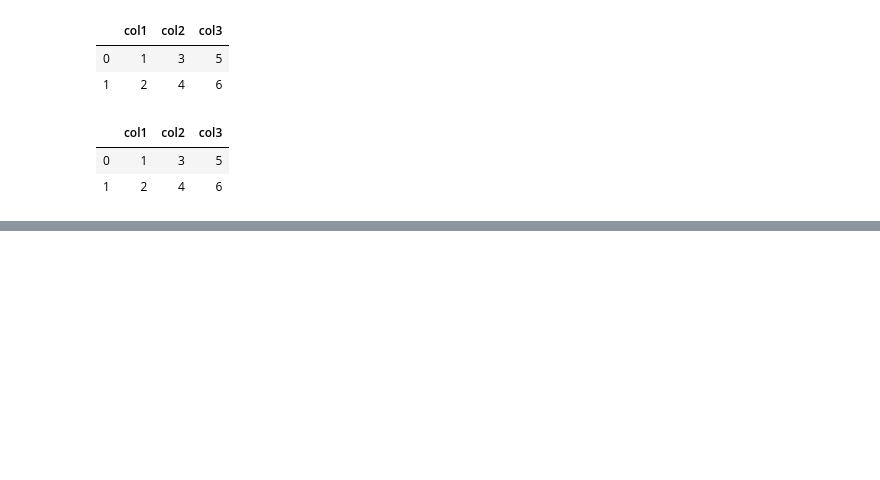
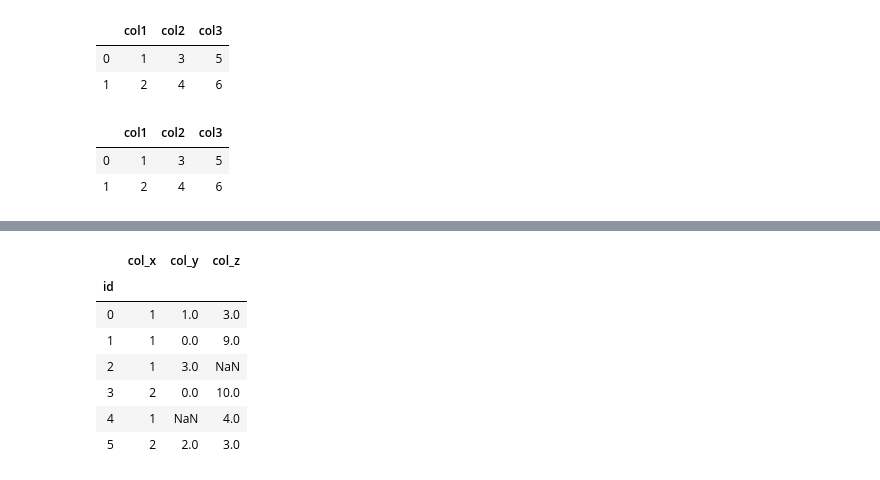
Before and after one commit to samyon7/Statistics-Python, a Jupyter notebook: Work_2/work_2-1.ipynb, the cells around one changed output, grey strips where cells are left out. Drawn from its saved outputs; the diff is of its cells as text; code cells hidden in the pictures; blank space fills up the shorter version.

```diff
--- a/Work_2/work_2-1.ipynb
+++ b/Work_2/work_2-1.ipynb
@@ -122,0 +210,13 @@ alt_df
+# %%
+df = df.rename(columns = {'x':'col_x','y':'col_y','z':'col_z'})
+# %%
+df
+# %% [output]
+|  | col_x | col_y | col_z |
+| id |  |  |  |
+| 0 | 1 | 1.0 | 3.0 |
+| 1 | 1 | 0.0 | 9.0 |
+| 2 | 1 | 3.0 | NaN |
+| 3 | 2 | 0.0 | 10.0 |
+| 4 | 1 | NaN | 4.0 |
+| 5 | 2 | 2.0 | 3.0 |
```
Also changed, not shown: parts of 35 cells of this notebook.
